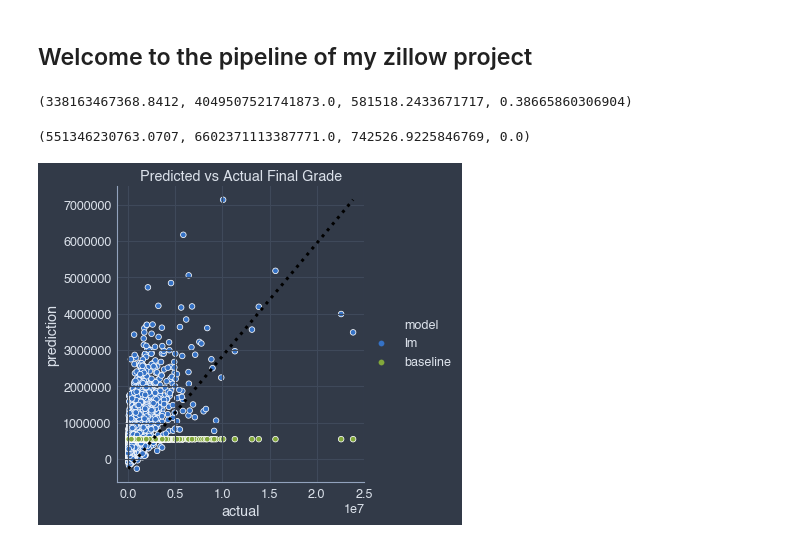
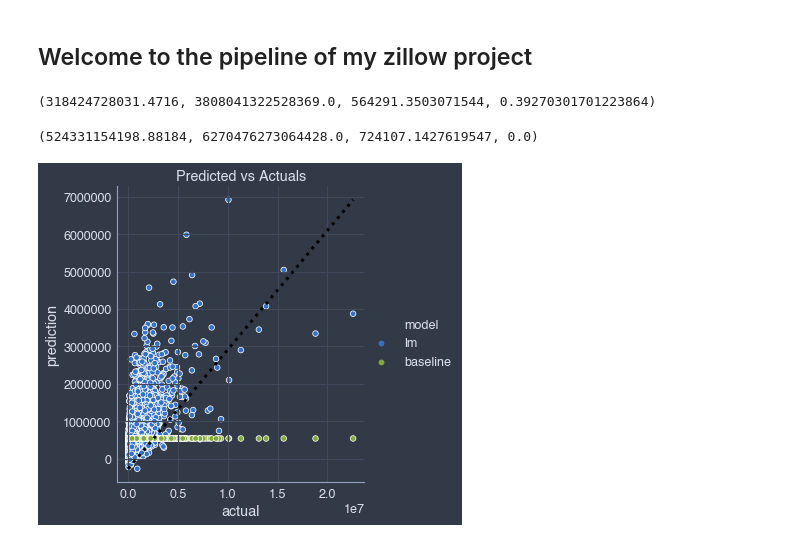
Before and after one commit to misty-garcia/zillow-project, a Jupyter notebook: the_pipeline.ipynb, the cells around one changed output. Cells and saved outputs as stored; diff of their text form; code cells hidden in the pictures.

Commit message:
removed zeros

```diff
--- a/the_pipeline.ipynb
+++ b/the_pipeline.ipynb
@@ -17,33 +18,35 @@ import warnings
 warnings.filterwarnings("ignore")
 # %%
 df = aquire.get_data("zillow")
+# %%
+df = prep.remove_zeros(prep.rename_columns(df))
 # %%
 train, test = split_scale.split_my_data(df, .80)
 # %%
-X_train = train.drop(columns="taxvaluedollarcnt")
-X_test = test.drop(columns="taxvaluedollarcnt")
-y_train = train[["taxvaluedollarcnt"]]
-y_test = test[["taxvaluedollarcnt"]]
+X_train = train.drop(columns="taxvalue")
+X_test = test.drop(columns="taxvalue")
+y_train = train[["taxvalue"]]
+y_test = test[["taxvalue"]]
 # %%
 baseline = model.compute_baseline(y_train)
 # %%
-predictions = y_train.rename(columns = {"taxvaluedollarcnt":"actuals"})
+predictions = y_train.rename(columns = {"taxvalue":"actuals"})
 predictions = model.linear_model(X_train, y_train, predictions).round(0)
 # %%
 model.evaluate(predictions.actuals, predictions.lm)
 # %% [output]
-(338163467368.8412, 4049507521741873.0, 581518.2433671717, 0.38665860306904)
+(318424728031.4716, 3808041322528369.0, 564291.3503071544, 0.39270301701223864)
 # %%
 model.evaluate(predictions.actuals, baseline)
 # %% [output]
-(551346230763.0707, 6602371113387771.0, 742526.9225846769, 0.0)
+(524331154198.88184, 6270476273064428.0, 724107.1427619547, 0.0)
 # %%
 model.plot_linear_model(predictions.actuals,predictions.lm, baseline)
 jtplot.style()
 
 plt.plot([predictions.actuals.min(), predictions.actuals.max()], [predictions.lm.min(), predictions.lm.max()],
          c='black', ls=':', linewidth = 3)
-plt.title('Predicted vs Actual Final Grade')
+plt.title('Predicted vs Actuals')
 plt.show()
 # %% [output]
-[figure, old version]
+[figure, new version]
```
Also changed, not shown: parts of 1 cell of this notebook, 2 other files.
